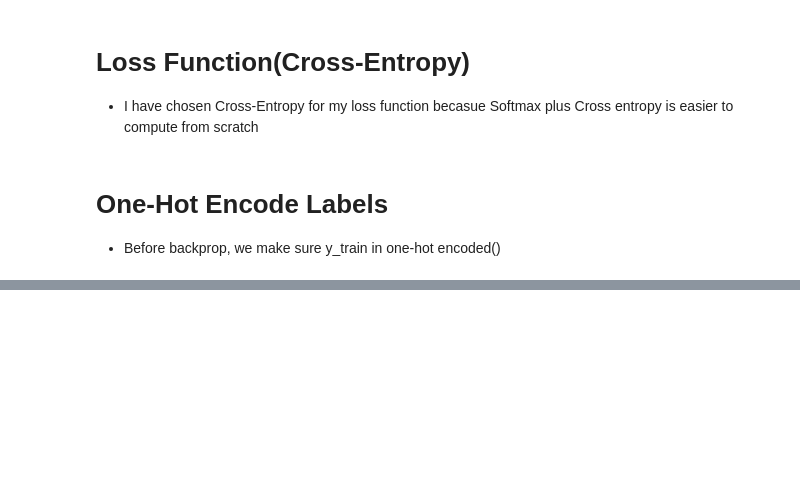
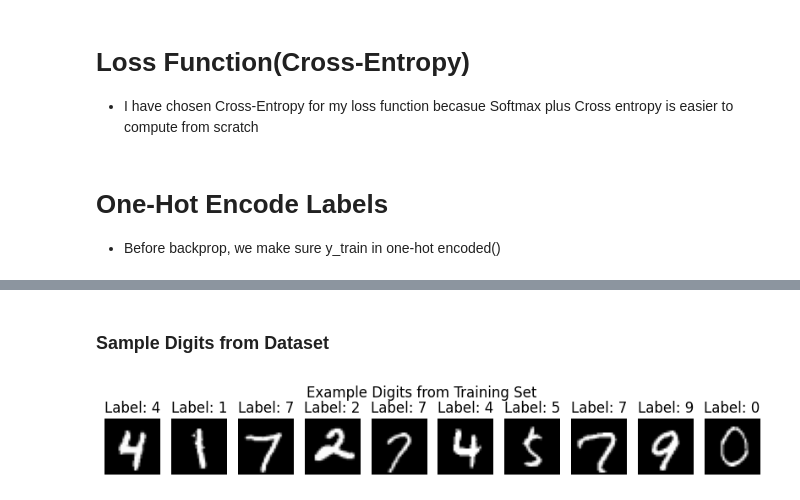
Before and after one commit to RyanQchiqache/Machine-Deep-Learning-Center, a Jupyter notebook: cnn/nn_from_scratch.ipynb, the cells around one changed output, grey strips where cells are left out. Drawn from its saved outputs; the diff is of its cells as text; code cells hidden in the pictures; blank space fills up the shorter version.

Commit message:
created another way to split the data for also validation test and some plots.

```diff
--- a/cnn/nn_from_scratch.ipynb
+++ b/cnn/nn_from_scratch.ipynb
@@ -42,3 +46,17 @@ X_test_flat shape:(784, 10000)
+# %%
+m = X_train_flat.shape[1] # Total number of training examples
+indices = np.random.permutation(m) #Shuffle indices
+val_size = int(0.1 * m) # split point (10% for validation)
+
+val_indices = indices[:val_size] # Get validation and training indices
+train_indices = indices[val_size:]
+
+# split of the data (val, train)
+X_val_split = X_train_flat[:, val_indices]
+y_val_split = y_train[val_indices]
+
+X_train_split = X_train_flat[:, train_indices]
+y_train_split = y_train[train_indices]
 # %%
 
 
@@ -126,7 +143,7 @@ def compute_loss(A3: np.ndarray, Y: np.ndarray)-> float:
 - Before backprop, we make sure y_train in one-hot encoded()
 # %%
 def one_hot_encode(y :np.ndarray, num_classes: int = 10)-> np.ndarray:
-    one_hot= np.zeros(num_classes, y.size)
+    one_hot= np.zeros((num_classes, y.size))
     one_hot[y, np.arange(y.size)] = 1
     return one_hot
 # %%
@@ -217,0 +253,19 @@ for epoch in range(epochs):
+# %% [markdown]
+### Sample Digits from Dataset
+# %%
+# Visualize 10 random samples from the training set
+import matplotlib.pyplot as plt
+
+num_samples = 10
+indices = np.random.choice(X_train.shape[0], num_samples, replace=False)
+
+plt.figure(figsize=(10, 1.5))
+for i, idx in enumerate(indices):
+    plt.subplot(1, num_samples, i + 1)
+    plt.imshow(X_train[idx], cmap='gray')
+    plt.title(f"Label: {y_train[idx]}")
+    plt.axis('off')
+plt.suptitle("Example Digits from Training Set")
+plt.show()
+# %% [output]
+[figure, added]
```
Also changed, not shown: parts of 10 cells of this notebook.
